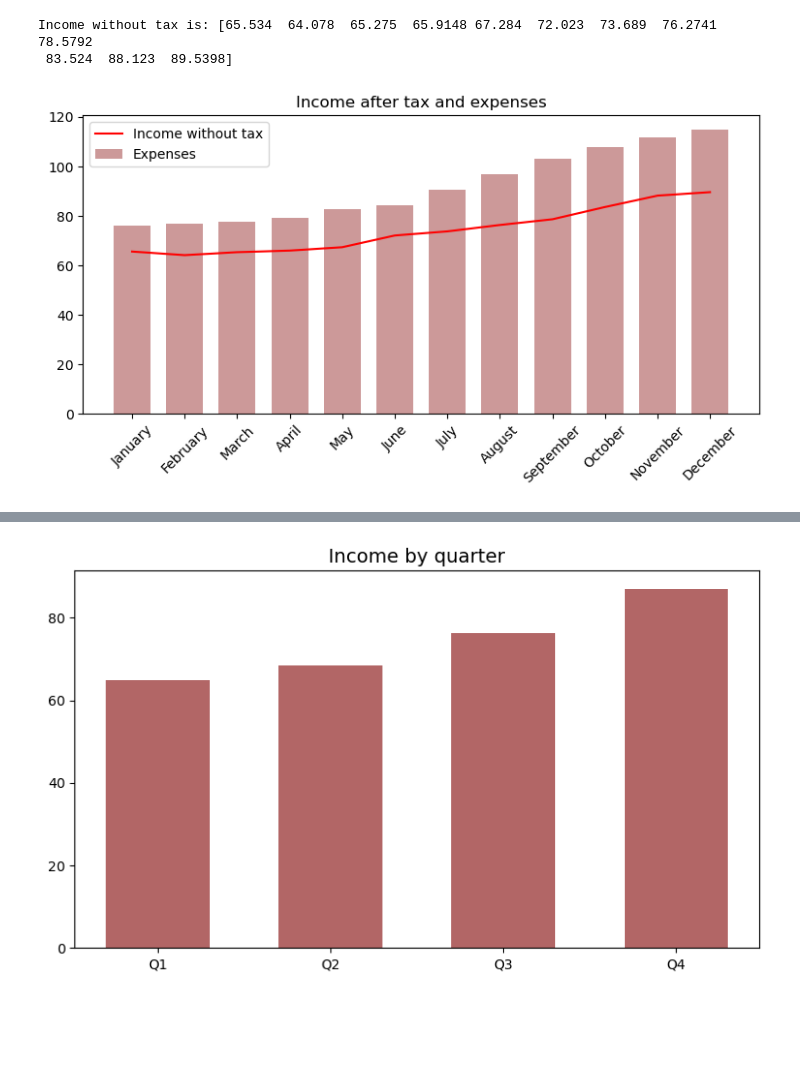
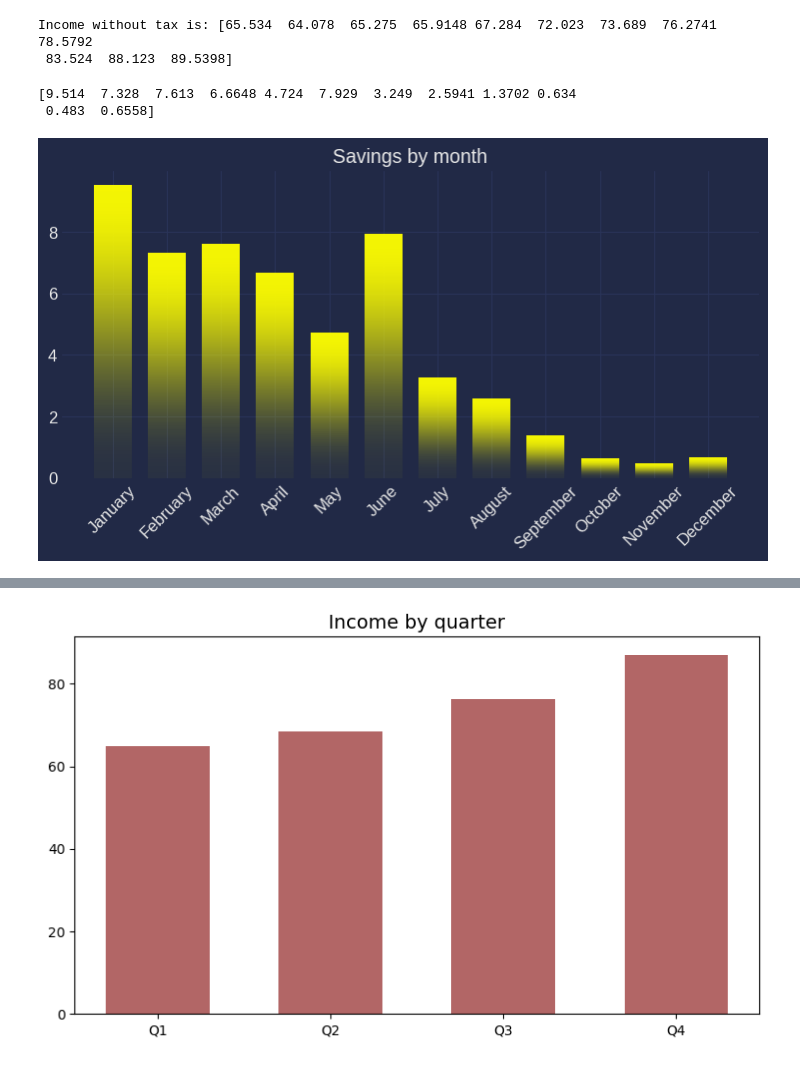
Before and after one commit to Derniska/python_practice_7, a Jupyter notebook: Untitled.ipynb, the cells around one changed output, grey strips where cells are left out. Drawn from its saved outputs; the diff is of its cells as text; code cells hidden in the pictures; blank space fills up the shorter version.

```diff
--- a/Untitled.ipynb
+++ b/Untitled.ipynb
@@ -15,10 +16,16 @@ print(f'Income without tax is: {income_without_tax}')
 Income without tax is: [65.534  64.078  65.275  65.9148 67.284  72.023  73.689  76.2741 78.5792
  83.524  88.123  89.5398]
 # %%
-expenses = np.array([76.02, 76.75,77.662,79.25,82.56, 84.094,90.44,96.78,103.209,107.89,111.64,114.884])
+expenses = np.array([56.02, 56.75, 57.662, 59.25, 62.56, 64.094, 70.44, 73.68, 77.209, 82.89, 87.64, 88.884])
+# %%
+savings = income_without_tax - expenses
+print(savings)
+# %% [output]
+[9.514  7.328  7.613  6.6648 4.724  7.929  3.249  2.5941 1.3702 0.634
+ 0.483  0.6558]
 # %%
 fin_res = pd.DataFrame(
-    data = {'Income_without_tax': income_without_tax, 'Expenses' : expenses})
+    data = {'Income_without_tax': income_without_tax, 'Expenses' : expenses, 'Savings': savings})
 fin_res['Month'] = ['January', 'February', 'March', 'April', 'May', 'June', 'July','August','September', 'October', 'November', 'December' ]
 # %%
 months = {
@@ -38,11 +45,11 @@ months = {
 fin_res['Quarter'] = fin_res['Month'].map(months)
 # %%
 plt.figure(figsize = (9,4))
-plt.bar(fin_res['Month'], fin_res['Expenses'], alpha = .4, color = 'maroon', width = .7, label = 'Expenses' , align = 'center')
-plt.plot(fin_res['Month'], fin_res['Income_without_tax'], color = 'red', label = 'Income without tax')
-plt.xticks(rotation = 45)
-plt.title('Income after tax and expenses')
-plt.legend(loc = 'best')
+bars = plt.bar(fin_res['Month'], fin_res['Savings'], width = .7, label = 'Savings' , align = 'center', color = 'yellow')
+mplcyberpunk.add_bar_gradient(bars = bars)
+plt.xticks(rotation = 45, size = 12)
+plt.yticks( size = 12)
+plt.title('Savings by month', size = 14)
 plt.show()
 # %% [output]
-[figure, old version]
+[figure, new version]
```
Also changed, not shown: parts of 20 cells of this notebook.
